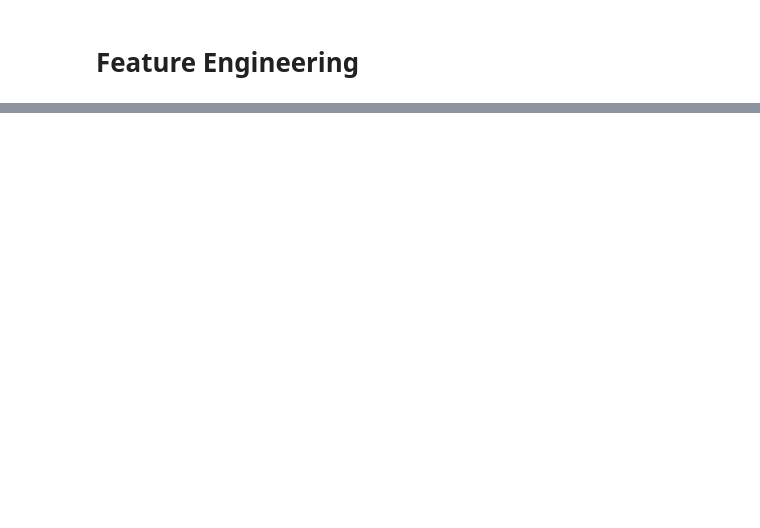
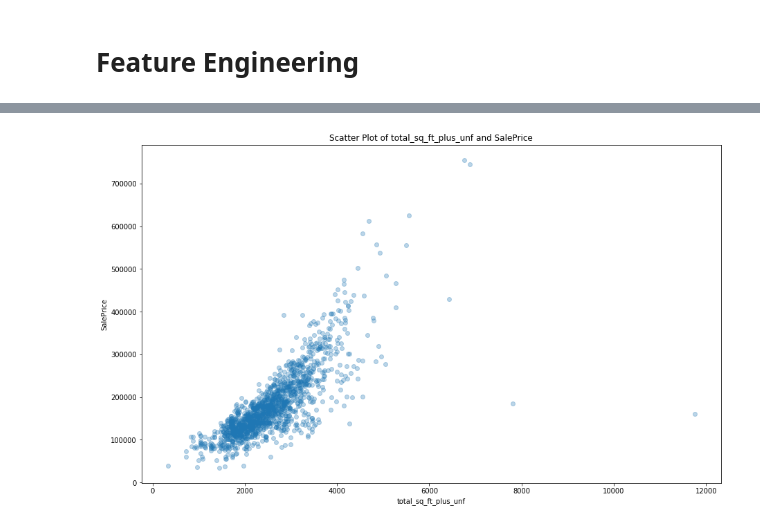
Before and after one commit to matthewcassi/kaggle_competitions, a Jupyter notebook: house_prices/initial_eda.ipynb, the cells around one changed output, grey strips where cells are left out. Cells and saved outputs as stored; diff of their text form; code cells hidden in the pictures; blank space fills up the shorter version.

```diff
--- a/house_prices/initial_eda.ipynb
+++ b/house_prices/initial_eda.ipynb
@@ -236,0 +316,4 @@ plot.bar_box(train,'bathrooms','SalePrice')
+# %%
+plot.scatterplot(train,'total_sq_ft_plus_unf','SalePrice')
+# %% [output]
+[figure, added]
```
Also changed, not shown: parts of 26 cells of this notebook.
